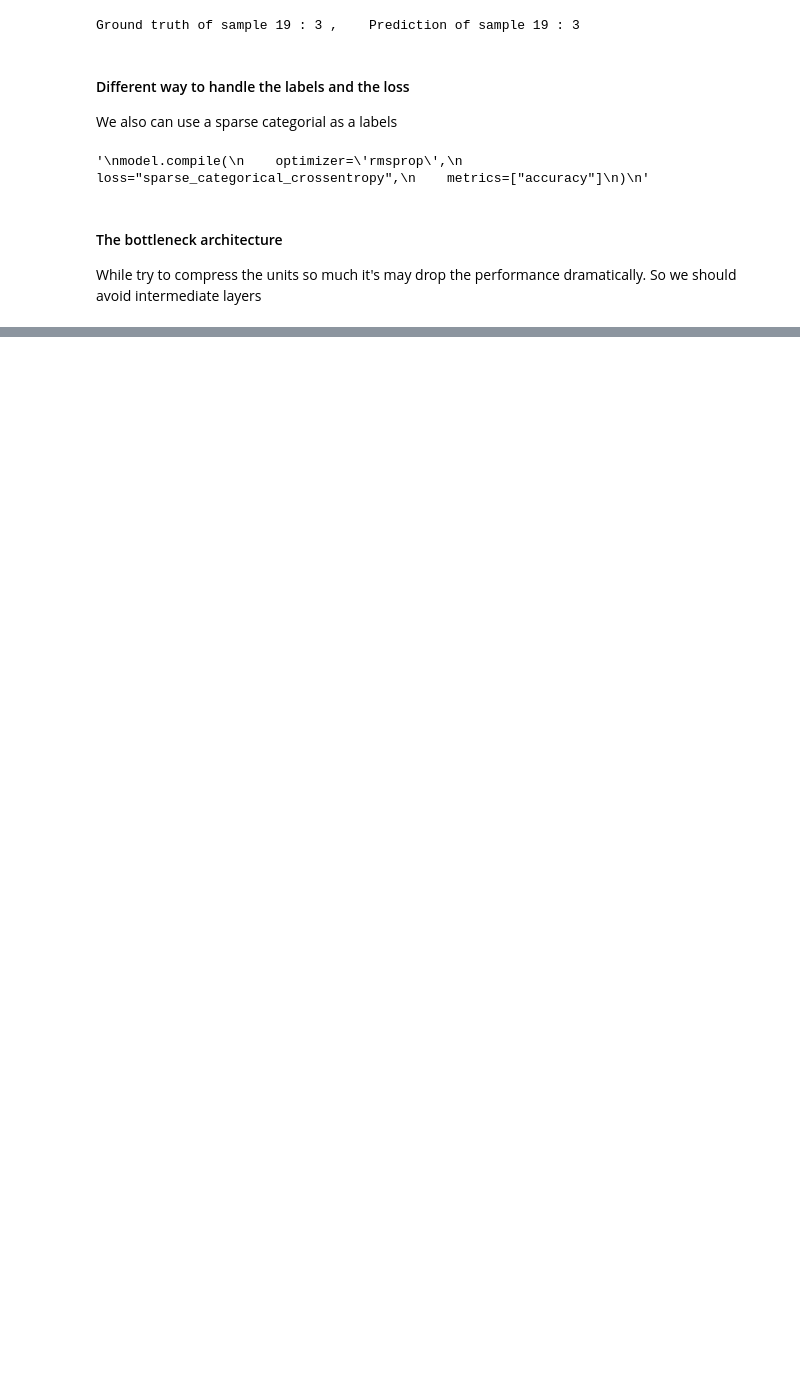
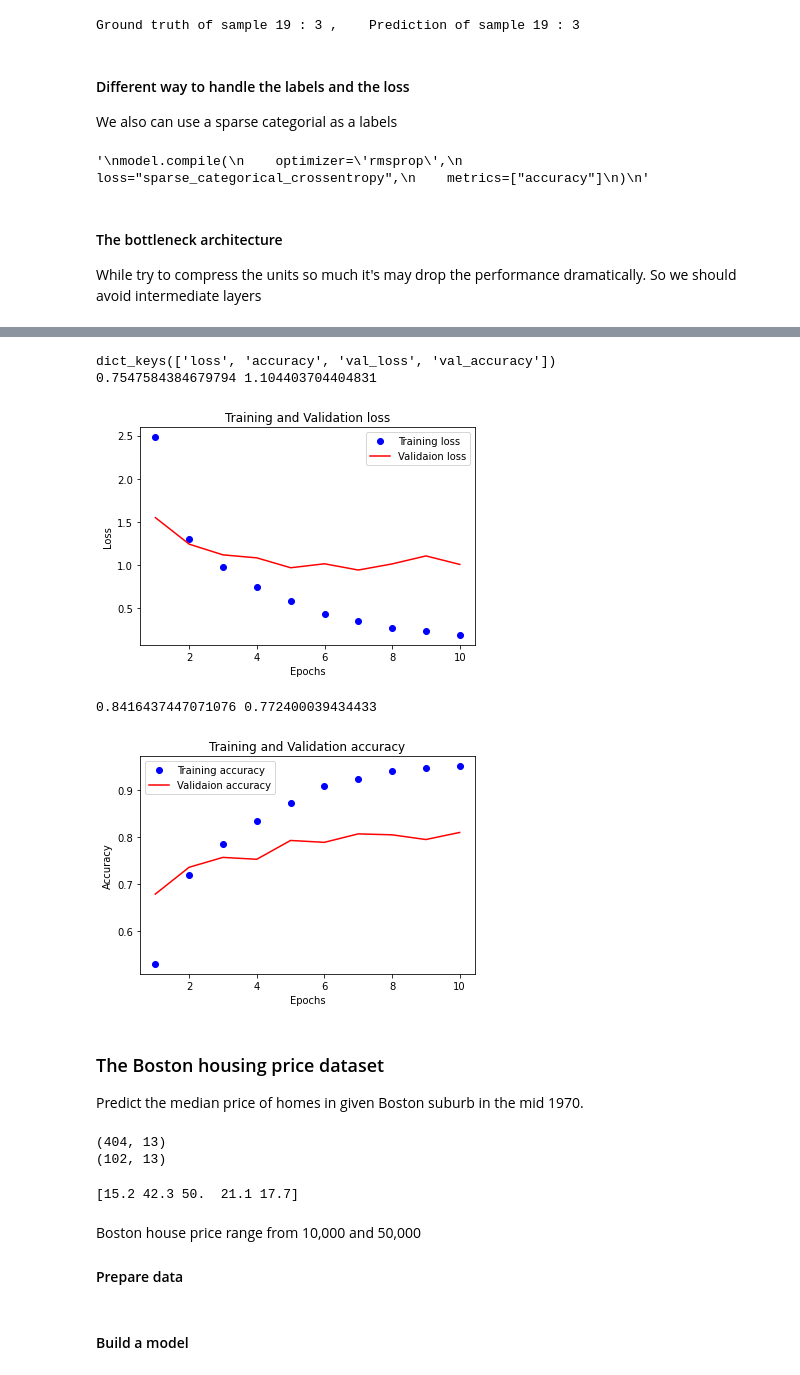
Before and after one commit to theaveas/DeepLearning, a Jupyter notebook: DLwithPython/chapter04_dl4python.ipynb, the cells around one changed output, grey strips where cells are left out. Drawn from its saved outputs; the diff is of its cells as text; code cells hidden in the pictures; blank space fills up the shorter version.

```diff
--- a/DLwithPython/chapter04_dl4python.ipynb
+++ b/DLwithPython/chapter04_dl4python.ipynb
@@ -542 +543,16 @@ Epoch 20/20
 <keras.callbacks.History at 0x...>
+# %%
+history_dict = history.history
+print(history_dict.keys())
+
+loss_plot()
+acc_plot()
+# %% [output]
+dict_keys(['loss', 'accuracy', 'val_loss', 'val_accuracy'])
+0.7547584384679794 1.104403704404831
+[figure, added]
+0.8416437447071076 0.772400039434433
+[figure, added]
+# %% [markdown]
+### The Boston housing price dataset
+Predict the median price of homes in given Boston suburb in the mid 1970.
@@ -542,0 +562,17 @@ Epoch 20/20
+# %%
+# preview train shape
+print(train_data.shape)
+
+# preview test shape
+print(test_data.shape)
+# %% [output]
+(404, 13)
+(102, 13)
+# %%
+# print train labels
+print(train_labels[:5])
+# %% [output]
+[15.2 42.3 50.  21.1 17.7]
+# %% [markdown]
+Boston house price range from 10,000 and 50,000
+#### Prepare data
@@ -542,0 +593,2 @@ Epoch 20/20
+# %% [markdown]
+#### Build a model
```
Also changed, not shown: parts of 26 cells of this notebook.
